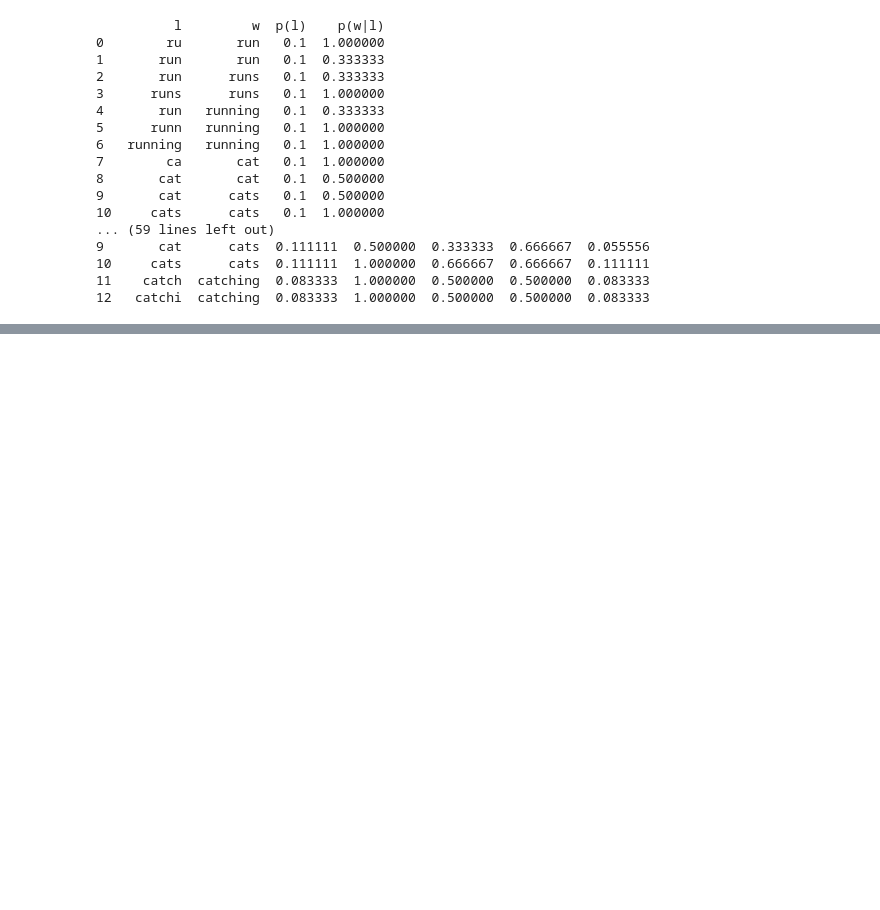
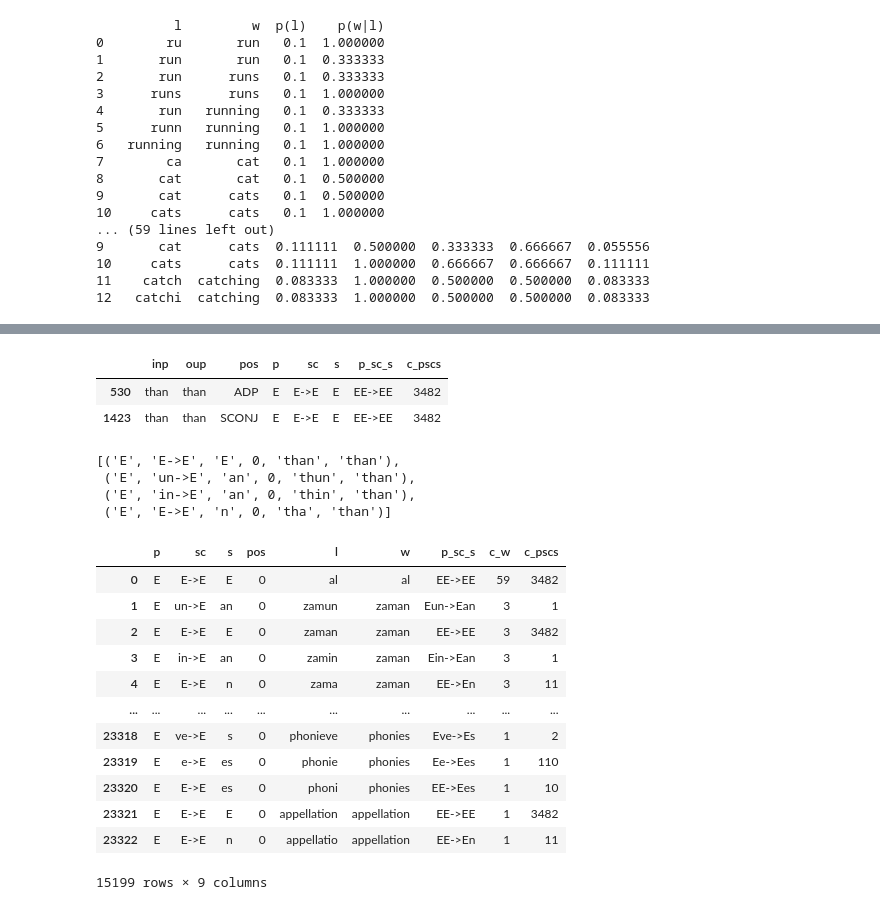
Before and after one commit to faisal-iut/minimal-morpho-inflection, a Jupyter notebook: notebook.ipynb, the cells around one changed output, grey strips where cells are left out. Cells and saved outputs as stored; diff of their text form; code cells hidden in the pictures; blank space fills up the shorter version.

```diff
--- a/notebook.ipynb
+++ b/notebook.ipynb
@@ -225,0 +254,5 @@ plot_utils.plot_em_iteration(avg_ll)
+# %%
+df = pd.DataFrame(l_w,columns=["w","l","pos"])
+df['c_w'] = df.groupby('w')['w'].transform('count')
+w_freq = df.set_index('w').to_dict()['c_w']
+df = df.drop_duplicates()
@@ -225,0 +294,10 @@ plot_utils.plot_em_iteration(avg_ll)
+# %%
+df = pd.DataFrame.from_dict(triplets)
+df['p_sc_s'] = df.p+df.sc+df.s
+df['c_pscs'] = df.groupby(['p_sc_s'])['p_sc_s'].transform('count')
+pscs_freq = df.set_index('p_sc_s').to_dict()['c_pscs']
+df.loc[df['oup']=='than']
+# %% [output]
+|  | inp | oup | pos | p | sc | s | p_sc_s | c_pscs |
+| 530 | than | than | ADP | Ε | Ε->Ε | Ε | ΕΕ->ΕΕ | 3482 |
+| 1423 | than | than | SCONJ | Ε | Ε->Ε | Ε | ΕΕ->ΕΕ | 3482 |
@@ -225,0 +309,30 @@ plot_utils.plot_em_iteration(avg_ll)
+# %%
+# trips[6:10]
+reconstruct_lemma("than", train_triplet)
+# %% [output]
+[('Ε', 'Ε->Ε', 'Ε', 0, 'than', 'than'),
+ ('Ε', 'un->Ε', 'an', 0, 'thun', 'than'),
+ ('Ε', 'in->Ε', 'an', 0, 'thin', 'than'),
+ ('Ε', 'Ε->Ε', 'n', 0, 'tha', 'than')]
+# %%
+df = pd.DataFrame(trips,columns=["p","sc","s","pos","l","w"])
+df['p_sc_s'] = df.p+df.sc+df.s
+df["c_w"] = df.apply(lambda row:w_freq[row["w"]],axis=1)
+df["c_pscs"] = df.apply(lambda row:pscs_freq[row["p_sc_s"]],axis=1)
+df = df.drop_duplicates()
+# df.loc[df['w']=='than']
+df
+# %% [output]
+|  | p | sc | s | pos | l | w | p_sc_s | c_w | c_pscs |
+| 0 | Ε | Ε->Ε | Ε | 0 | al | al | ΕΕ->ΕΕ | 59 | 3482 |
+| 1 | Ε | un->Ε | an | 0 | zamun | zaman | Εun->Εan | 3 | 1 |
+| 2 | Ε | Ε->Ε | Ε | 0 | zaman | zaman | ΕΕ->ΕΕ | 3 | 3482 |
+| 3 | Ε | in->Ε | an | 0 | zamin | zaman | Εin->Εan | 3 | 1 |
+| 4 | Ε | Ε->Ε | n | 0 | zama | zaman | ΕΕ->Εn | 3 | 11 |
+| ... | ... | ... | ... | ... | ... | ... | ... | ... | ... |
+| 23318 | Ε | ve->Ε | s | 0 | phonieve | phonies | Εve->Εs | 1 | 2 |
+| 23319 | Ε | e->Ε | es | 0 | phonie | phonies | Εe->Εes | 1 | 110 |
+| 23320 | Ε | Ε->Ε | es | 0 | phoni | phonies | ΕΕ->Εes | 1 | 10 |
+| 23321 | Ε | Ε->Ε | Ε | 0 | appellation | appellation | ΕΕ->ΕΕ | 1 | 3482 |
+| 23322 | Ε | Ε->Ε | n | 0 | appellatio | appellation | ΕΕ->Εn | 1 | 11 |
+15199 rows × 9 columns
```
Also changed, not shown: parts of 20 cells of this notebook, 4 other files.
